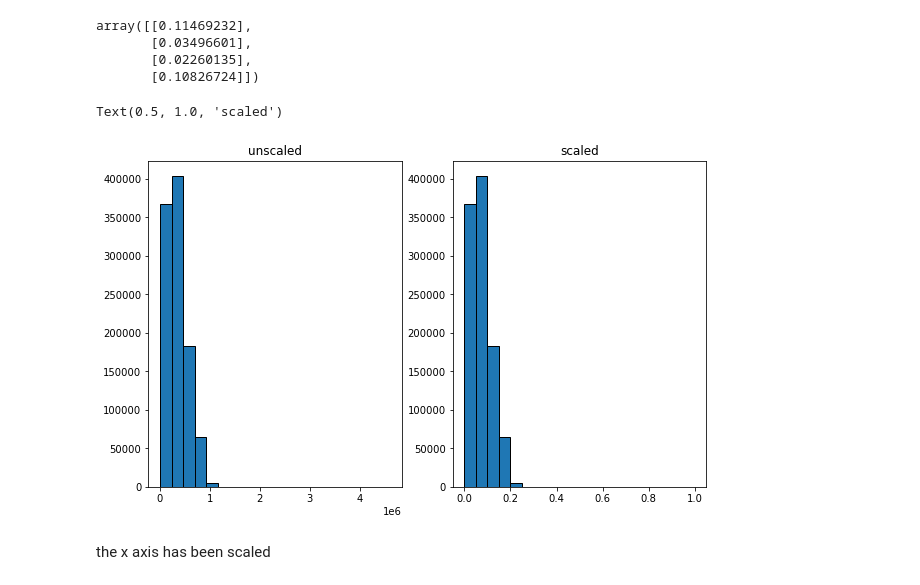
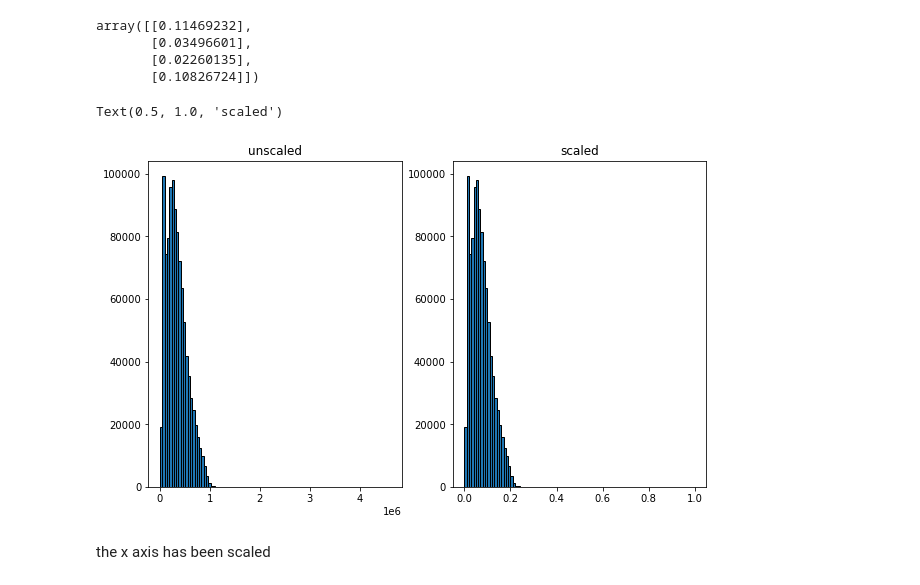
Before and after one commit to rajeshlamichhane04/regression-exercises, a Jupyter notebook: scaling.ipynb, the cells around one changed output. Saved outputs shown, nothing was run; the diff lists cells and outputs as text; code cells hidden in the pictures.

```diff
--- a/scaling.ipynb
+++ b/scaling.ipynb
@@ -56,15 +56,15 @@ array([[0.11469232],
 # %%
 #visualizing unscaled and scaled
 plt.figure(figsize=(10, 6))
 plt.subplot(121)
-plt.hist(X_train, bins=20, ec ="black")
+plt.hist(X_train, bins=100, ec ="black")
 plt.title('unscaled')
 plt.subplot(122)
-plt.hist(X_train_scaled1, bins=20, ec ="black")
+plt.hist(X_train_scaled1, bins=100, ec ="black")
 plt.title('scaled')
 # %% [output]
 Text(0.5, 1.0, 'scaled')
-[figure, old version]
+[figure, new version]
 # %% [markdown]
 the x axis has been scaled
 # %%
```
Also changed, not shown: parts of 16 cells of this notebook.
